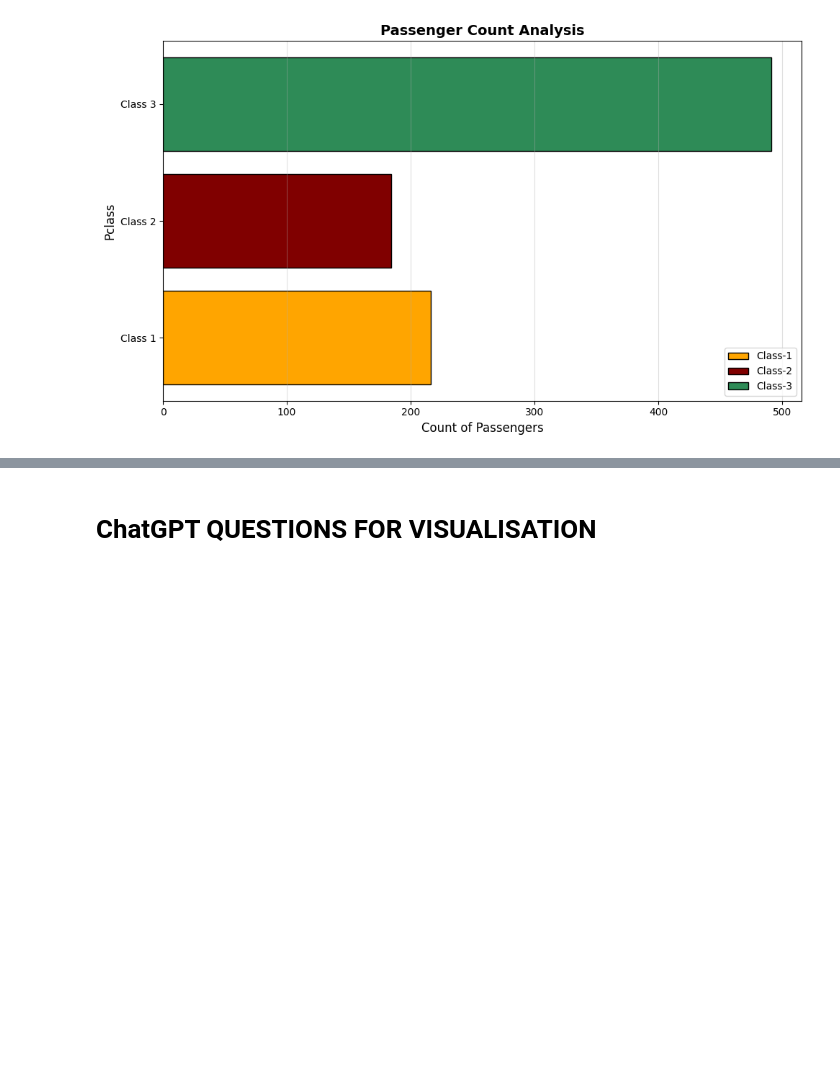
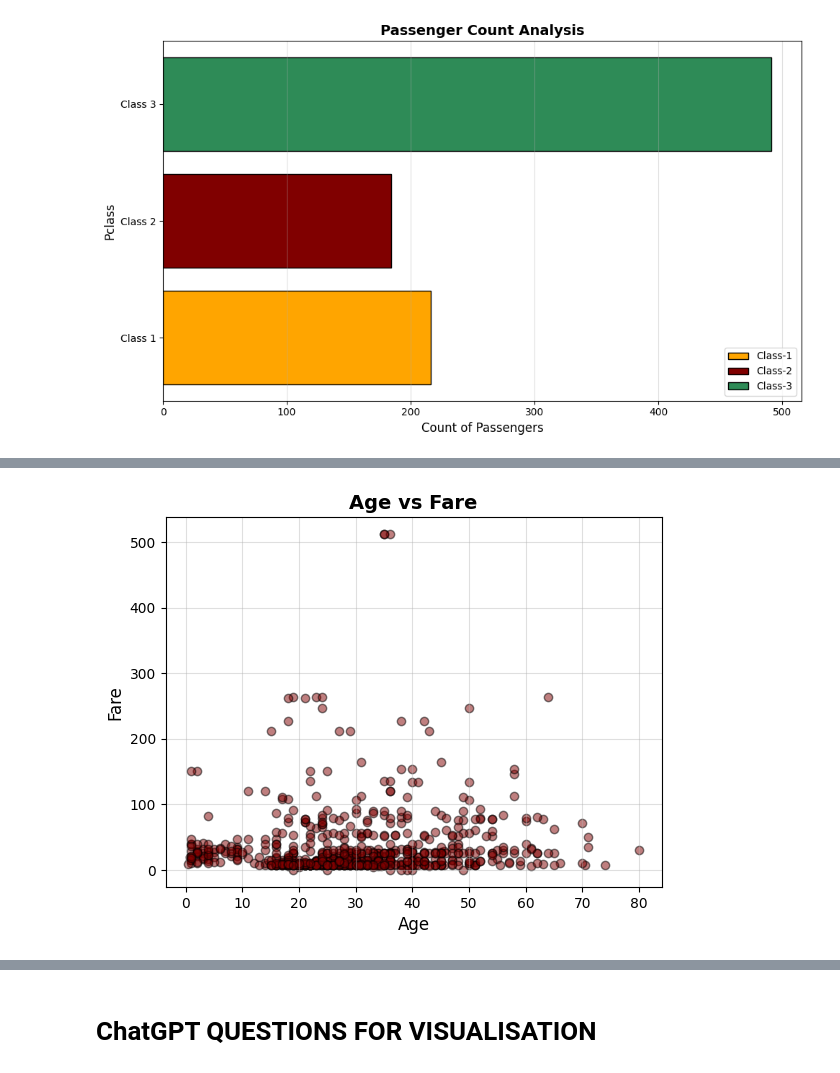
Before and after one commit to Ramcharan-AIML/Matplotlib_Problem_Solving, a Jupyter notebook: Matplotlib_Problems_Practice.ipynb, the cells around one changed output, grey strips where cells are left out. Cells and saved outputs as stored; diff of their text form; code cells hidden in the pictures; blank space fills up the shorter version.

```diff
--- a/Matplotlib_Problems_Practice.ipynb
+++ b/Matplotlib_Problems_Practice.ipynb
@@ -499,17 +499,32 @@ plt.show()
 # %%
 # 5. Scatter plot — Age vs Fare
 
-# 6. Pie chart — Male vs Female
-#    passenger split
+age = df["Age"]
+fare = df["Fare"]
+colors= ['maroon']
 
-# 7. Multiple lines —
-#    Plot survival count AND
-#    non-survival count per Pclass
-#    on same chart (2 lines)
+plt.scatter(age , fare ,color=colors,  edgecolor = 'black', alpha = 0.5 )
 
-# 8. Build a 2x2 dashboard:
-#    - Top left: Age histogram
-#    - Top right: Survival bar chart
-#    - Bottom left: Pclass bar chart
-#    - Bottom right: Age vs Fare scatter
-#    Add main title: "Titanic Analysis"
+plt.title("Age vs Fare",fontsize=14 , fontweight='bold')
+plt.xlabel("Age",fontsize=12)
+plt.ylabel("Fare",fontsize=12)
+plt.grid(True , alpha=0.4)
+# Manual legend
+# import matplotlib.patches as mpatches
+# legend_elements = [
+#     mpatches.Patch(color="maroon",     label="Age"),
+#     mpatches.Patch(color="seagreen",   label="Fare")
+# ]
+
+# plt.legend(handles=legend_elements, )
+
+plt.show()
+
+
+# Insight_1 -- There are two outliers having fare 500 above and at the age of around 36,37,
+                # I think they have high facilities like safety precautions (life boats), high luxurios cabins and rooms etc
+# Insight_2 -- There are more middle aged people like adults and they took fare below 50 , i think they may have some workers also because they cant afford high price of the fares
+# Insight_3 -- There are 10% of people below age 10 , which is more children in the ship
+# Insight_4 -- there are aged person also above 60
+# %% [output]
+[figure, added]
```
Also changed, not shown: parts of 4 cells of this notebook.
